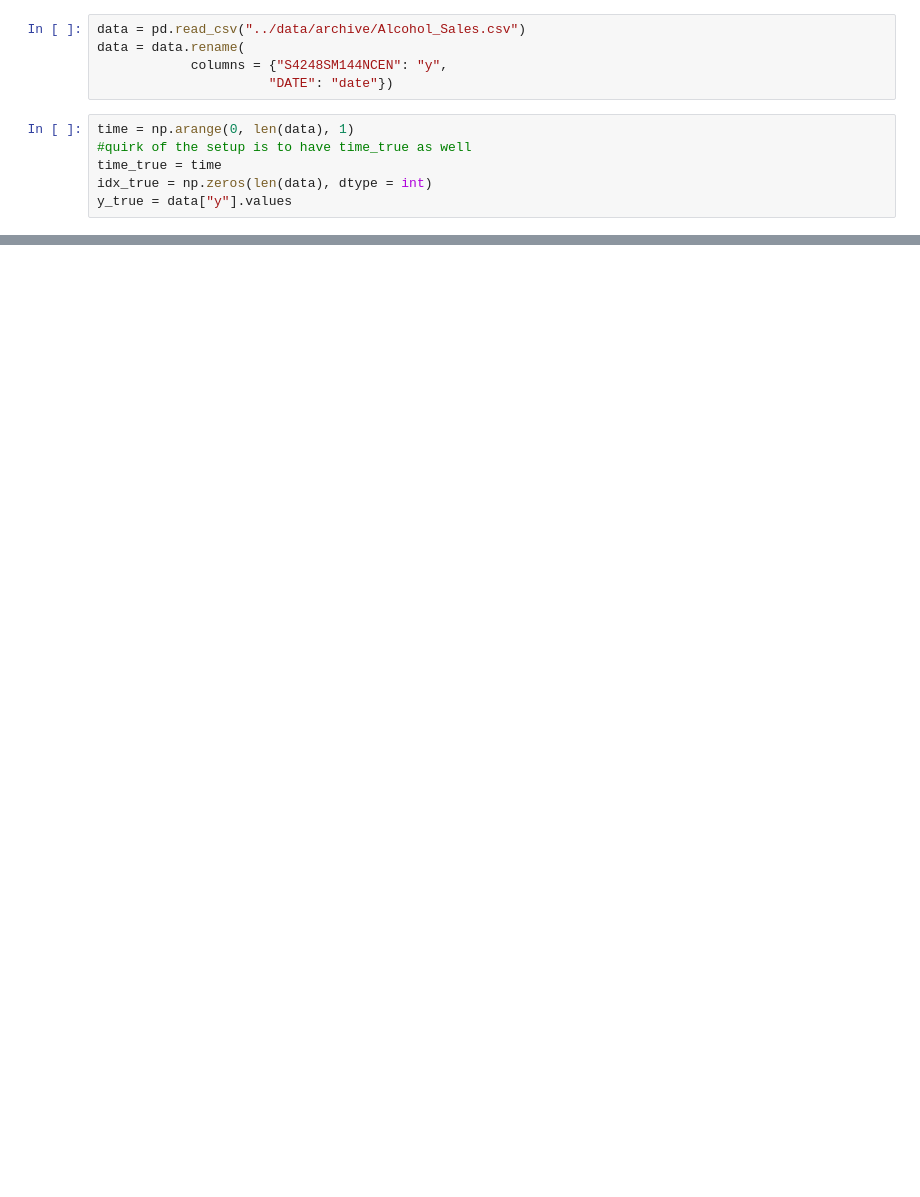
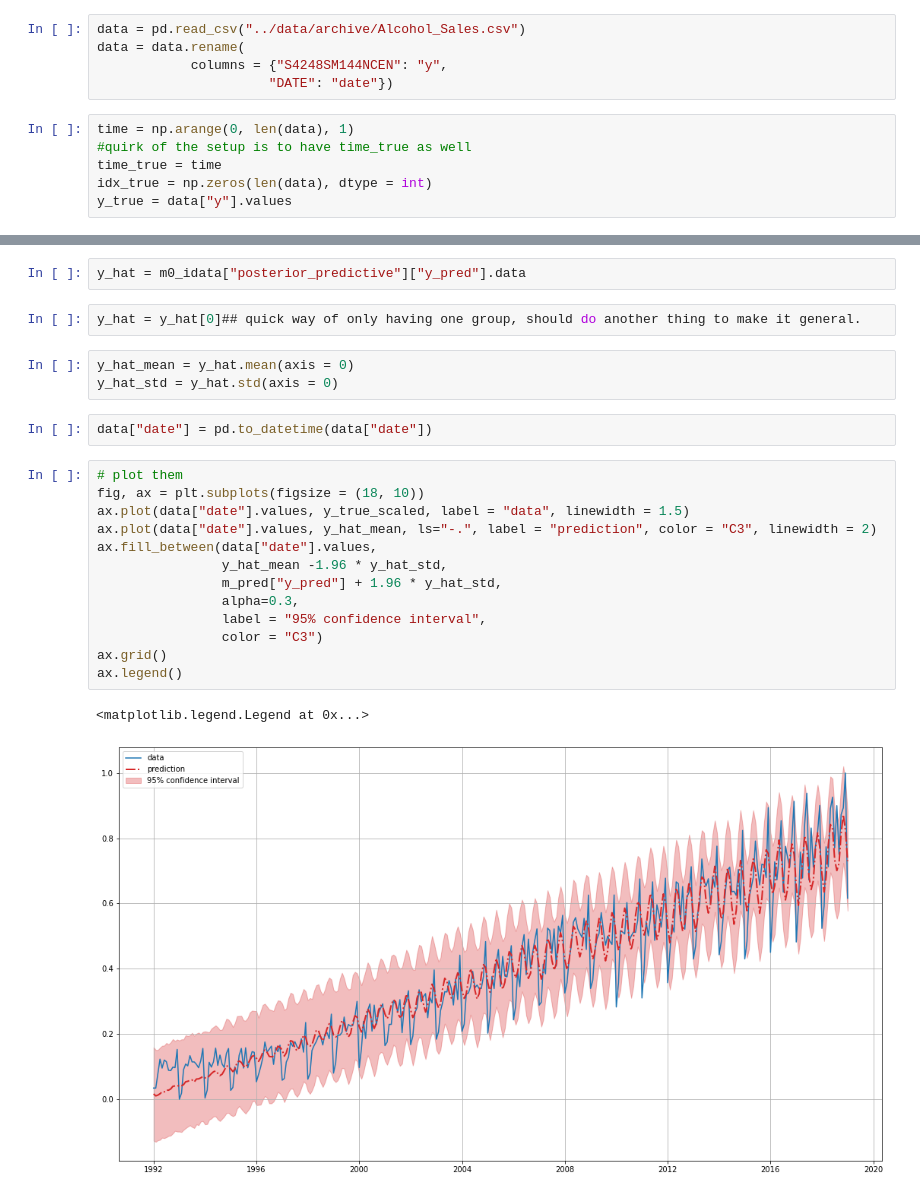
Before and after one commit to PyCipio/PyCipio, a Jupyter notebook: code/template_scaled_MW.ipynb, the cells around one changed output, grey strips where cells are left out. Saved outputs shown, nothing was run; the diff lists cells and outputs as text; blank space fills up the shorter version.

```diff
--- a/code/template_scaled_MW.ipynb
+++ b/code/template_scaled_MW.ipynb
@@ -299,0 +314,25 @@ print(period_stack_week)
+# %%
+y_hat = m0_idata["posterior_predictive"]["y_pred"].data
+# %%
+y_hat = y_hat[0]## quick way of only having one group, should do another thing to make it general.
+# %%
+y_hat_mean = y_hat.mean(axis = 0)
+y_hat_std = y_hat.std(axis = 0)
+# %%
+data["date"] = pd.to_datetime(data["date"])
+# %%
+# plot them
+fig, ax = plt.subplots(figsize = (18, 10))
+ax.plot(data["date"].values, y_true_scaled, label = "data", linewidth = 1.5)
+ax.plot(data["date"].values, y_hat_mean, ls="-.", label = "prediction", color = "C3", linewidth = 2)
+ax.fill_between(data["date"].values,
+                y_hat_mean -1.96 * y_hat_std,
+                m_pred["y_pred"] + 1.96 * y_hat_std,
+                alpha=0.3,
+                label = "95% confidence interval",
+                color = "C3")
+ax.grid()
+ax.legend()
+# %% [output]
+<matplotlib.legend.Legend at 0x...>
+[figure, added]
```
Also changed, not shown: parts of 34 cells of this notebook.
